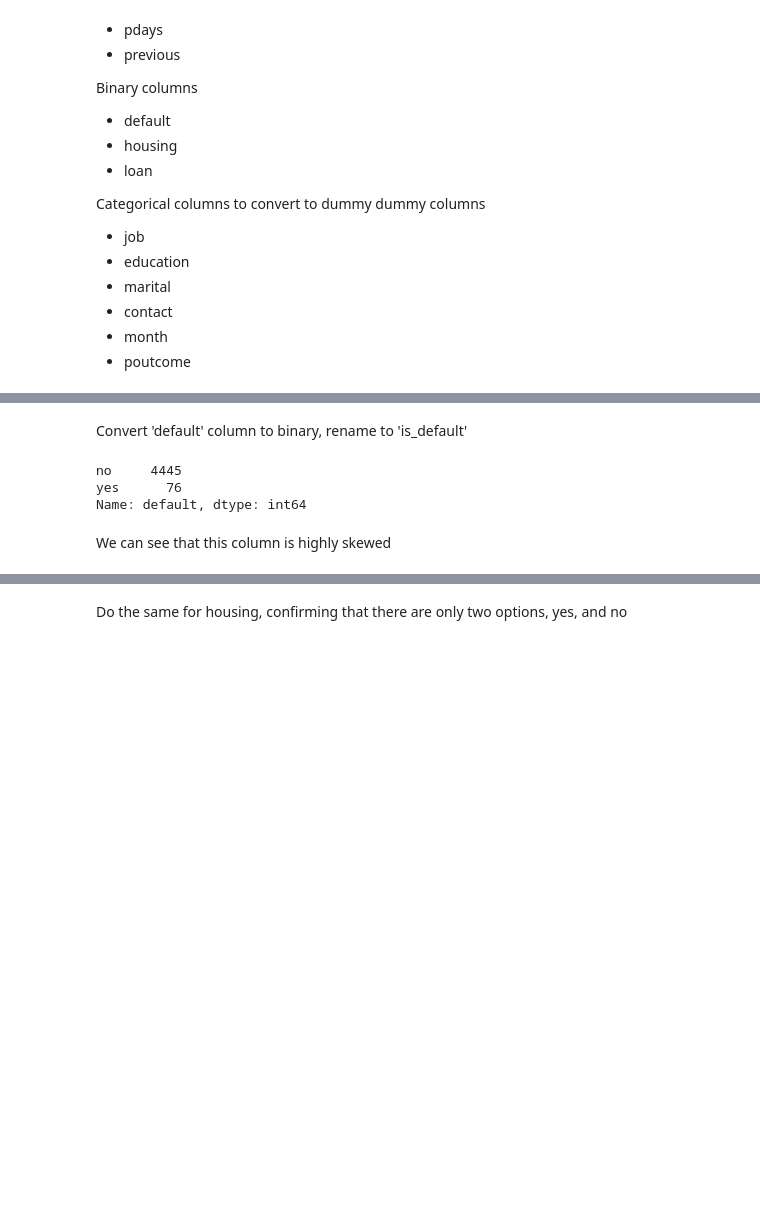
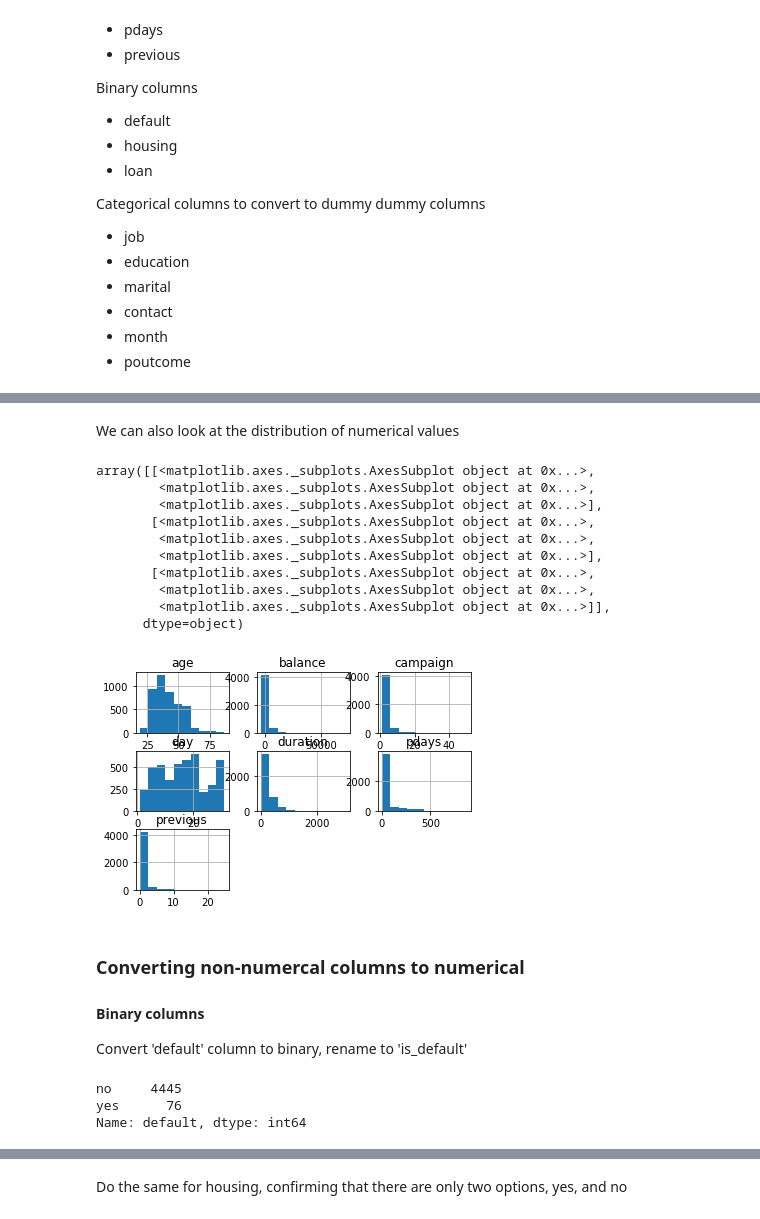
Before and after one commit to TrainingByPackt/Applied-Deep-Learning-with-Keras, a Jupyter notebook: Chapter 1/Activity 2.ipynb, the cells around one changed output, grey strips where cells are left out. Saved outputs shown, nothing was run; the diff lists cells and outputs as text; code cells hidden in the pictures; blank space fills up the shorter version.

```diff
--- a/Chapter 1/Activity 2.ipynb
+++ b/Chapter 1/Activity 2.ipynb
@@ -7,6 +6,6 @@ Visit https://archive.ics.uci.edu/ml/datasets/bank+marketing to download the zip
 # %%
 import pandas as pd
-bank_data = pd.read_csv('../data/bank.csv', sep=';')
+bank_data = pd.read_csv('data/bank_data_feats.csv', index_col=0)
 # %%
 bank_data.head(n=20)
 # %% [output]
@@ -52,4 +65,26 @@ Categorical columns to convert to dummy dummy columns
+# %% [markdown]
+We can also look at the distribution of numerical values
+# %%
+import matplotlib.pyplot as plt
+%matplotlib inline
+bank_data.hist()
+# %% [output]
+array([[<matplotlib.axes._subplots.AxesSubplot object at 0x...>,
+        <matplotlib.axes._subplots.AxesSubplot object at 0x...>,
+        <matplotlib.axes._subplots.AxesSubplot object at 0x...>],
+       [<matplotlib.axes._subplots.AxesSubplot object at 0x...>,
+        <matplotlib.axes._subplots.AxesSubplot object at 0x...>,
+        <matplotlib.axes._subplots.AxesSubplot object at 0x...>],
+       [<matplotlib.axes._subplots.AxesSubplot object at 0x...>,
+        <matplotlib.axes._subplots.AxesSubplot object at 0x...>,
+        <matplotlib.axes._subplots.AxesSubplot object at 0x...>]],
+      dtype=object)
+[figure, added]
 # %% [markdown]
+### Converting non-numercal columns to numerical
+
+#### Binary columns
+
 Convert 'default' column to binary, rename to 'is_default'
 # %%
 bank_data['default'].value_counts()
@@ -57,5 +92,3 @@ bank_data['default'].value_counts()
 no     4445
 yes      76
 Name: default, dtype: int64
-# %% [markdown]
-We can see that this column is highly skewed
```
Also changed, not shown: parts of 32 cells of this notebook.
